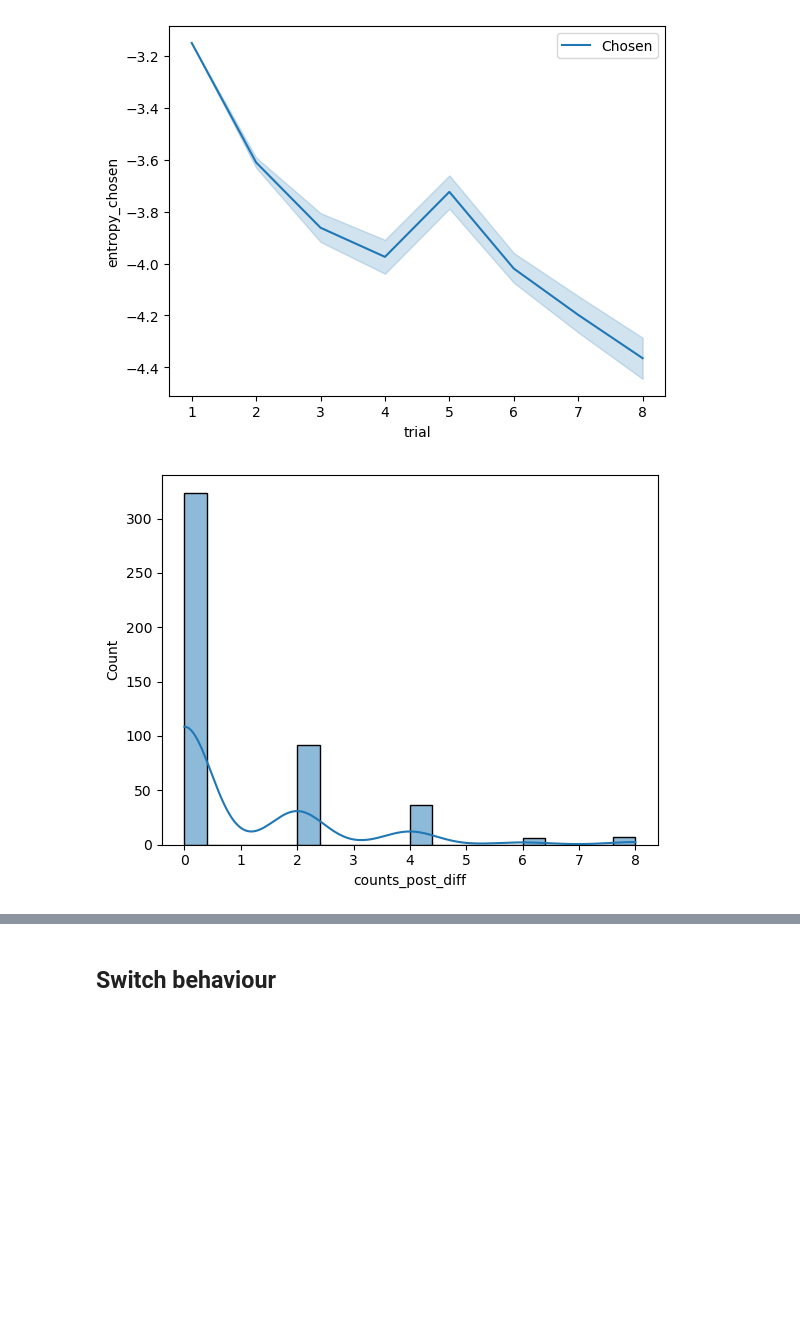
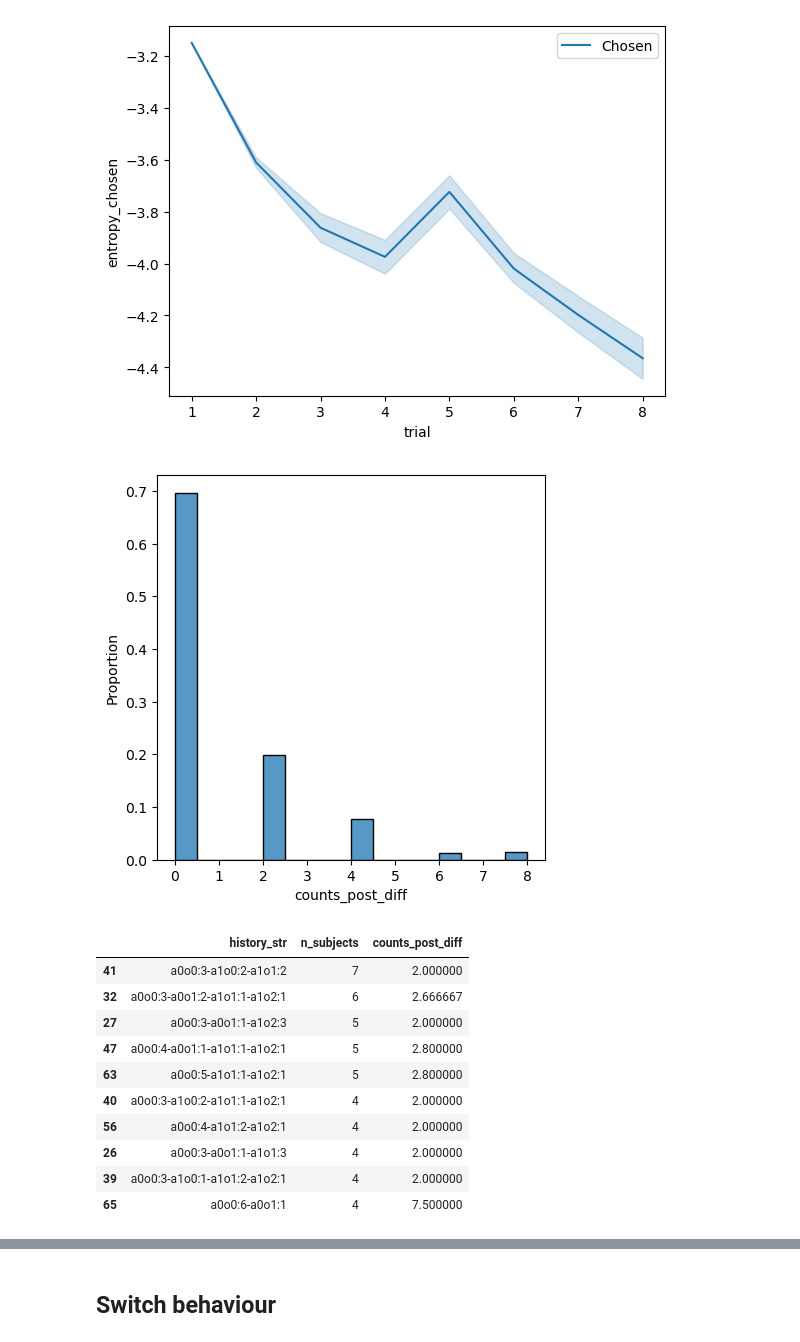
Before and after one commit to tgham/empBAMDP, a Jupyter notebook: empBAMDP.ipynb, the cells around one changed output, grey strips where cells are left out. Cells and saved outputs as stored; diff of their text form; code cells hidden in the pictures; blank space fills up the shorter version.

```diff
--- a/empBAMDP.ipynb
+++ b/empBAMDP.ipynb
@@ -244,13 +433,32 @@ plt.show()
 # %%
 ## plot counts_diff on final trial
 plt.figure()
-sns.histplot(data=data['sample'].loc[data['sample']['trial']==8], x='counts_post_diff', bins=20, kde=True)
+sns.histplot(data=data['sample'].loc[data['sample']['trial']==8], x='counts_post_diff', stat='proportion')
 plt.show()
+
+## subselect the rooms where the final trial has non-zero counts_diff
+uneven_rooms = data['sample'].loc[(data['sample']['trial']==8) & (data['sample']['counts_post_diff']!=0), ['subject_id', 'history_str', 'counts_post_diff']]
+## count the number of times each history occurs
+history_counts = uneven_rooms.groupby('history_str').agg({'subject_id': 'count', 'counts_post_diff': 'mean'}).reset_index().rename(columns={'subject_id': 'n_subjects'})
+history_counts = history_counts.sort_values(by='n_subjects', ascending=False)
+display(history_counts.head(10))
+
 
 ## early stops
 early_stops = data['sample'].groupby('subject_id').agg({'ended_early': 'sum'})
 sns.histplot(data=early_stops, x='ended_early', bins=range(0, 10), discrete=True, stat = 'proportion')
 plt.xlabel('Number of Early Stops')
 plt.show()
 # %% [output]
-[figure, old version]
+[figure, new version]
+|  | history_str | n_subjects | counts_post_diff |
+| 41 | a0o0:3-a1o0:2-a1o1:2 | 7 | 2.000000 |
+| 32 | a0o0:3-a0o1:2-a1o1:1-a1o2:1 | 6 | 2.666667 |
+| 27 | a0o0:3-a0o1:1-a1o2:3 | 5 | 2.000000 |
+| 47 | a0o0:4-a0o1:1-a1o1:1-a1o2:1 | 5 | 2.800000 |
+| 63 | a0o0:5-a1o1:1-a1o2:1 | 5 | 2.800000 |
+| 40 | a0o0:3-a1o0:2-a1o1:1-a1o2:1 | 4 | 2.000000 |
+| 56 | a0o0:4-a1o1:2-a1o2:1 | 4 | 2.000000 |
+| 26 | a0o0:3-a0o1:1-a1o1:3 | 4 | 2.000000 |
+| 39 | a0o0:3-a1o0:1-a1o1:2-a1o2:1 | 4 | 2.000000 |
+| 65 | a0o0:6-a0o1:1 | 4 | 7.500000 |
```
Also changed, not shown: parts of 27 cells of this notebook.
